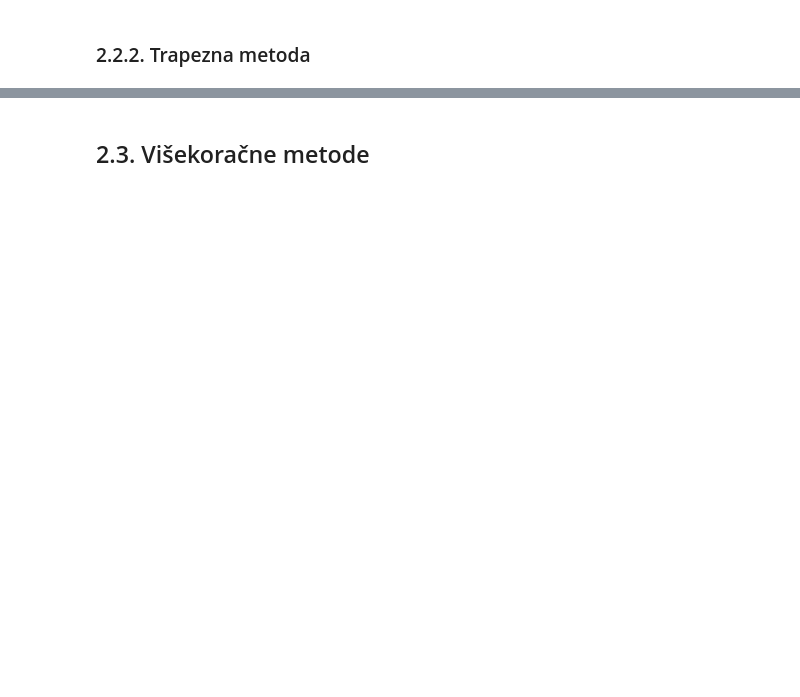
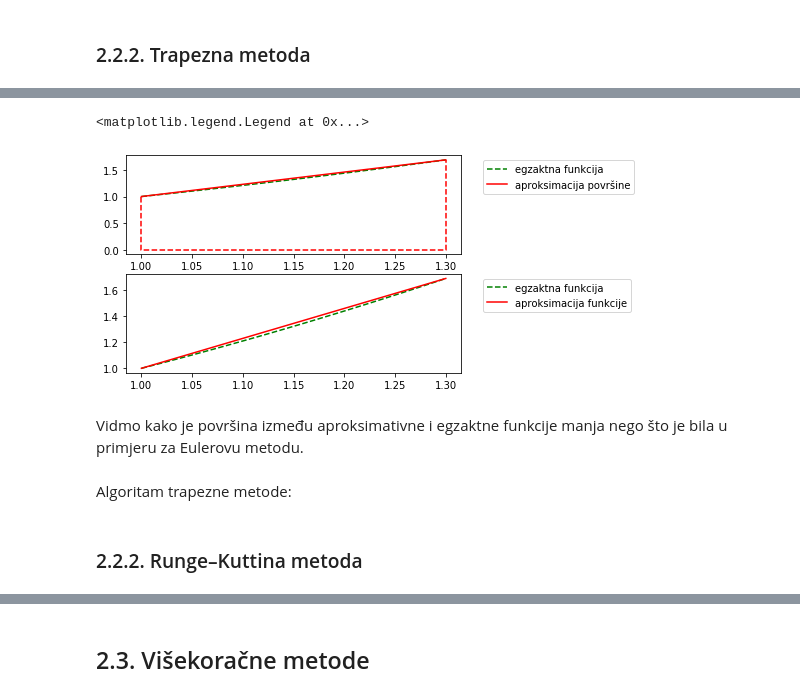
Before and after one commit to matkobrandic/PythonEssay, a Jupyter notebook: Numeričko rješavanje sustava linearnih jednadžbi i inicijalnog problema za ODJ.ipynb, the cells around one changed output, grey strips where cells are left out. Drawn from its saved outputs; the diff is of its cells as text; code cells hidden in the pictures; blank space fills up the shorter version.

```diff
--- a/Numeričko rješavanje sustava linearnih jednadžbi i inicijalnog problema za ODJ.ipynb
+++ b/Numeričko rješavanje sustava linearnih jednadžbi i inicijalnog problema za ODJ.ipynb
@@ -626,0 +610,17 @@ def euler(f, y, t, T, n):
+# %%
+y = x[100:131]
+fig7, (ax2, ax3) = plt.subplots(2,1)
+ax2.plot(y, y**2, color='green', linestyle='--', label='egzaktna funkcija')
+ax2.plot([1., 1.3], [1.,1.69], color='red', label='aproksimacija površine')
+ax2.plot([1., 1., 1.3, 1.3], [1., 0., 0., 1.69], color='red', linestyle='--')
+ax2.legend(bbox_to_anchor=(1.05, 1), loc='upper left')
+ax3.plot(y, y**2, color='green', linestyle='--', label='egzaktna funkcija')
+ax3.plot([1., 1.3], [1.,1.69], color='red', label='aproksimacija funkcije')
+ax3.legend(bbox_to_anchor=(1.05, 1), loc='upper left')
+# %% [output]
+<matplotlib.legend.Legend at 0x...>
+[figure, added]
+# %% [markdown]
+Vidmo kako je površina između aproksimativne i egzaktne funkcije manja nego što je bila u primjeru za Eulerovu metodu.
+# %% [markdown]
+Algoritam trapezne metode:
@@ -626,0 +641,2 @@ def euler(f, y, t, T, n):
+# %% [markdown]
+### 2.2.2. Runge–Kuttina metoda<a name="runge"></a>
```
Also changed, not shown: parts of 37 cells of this notebook.
